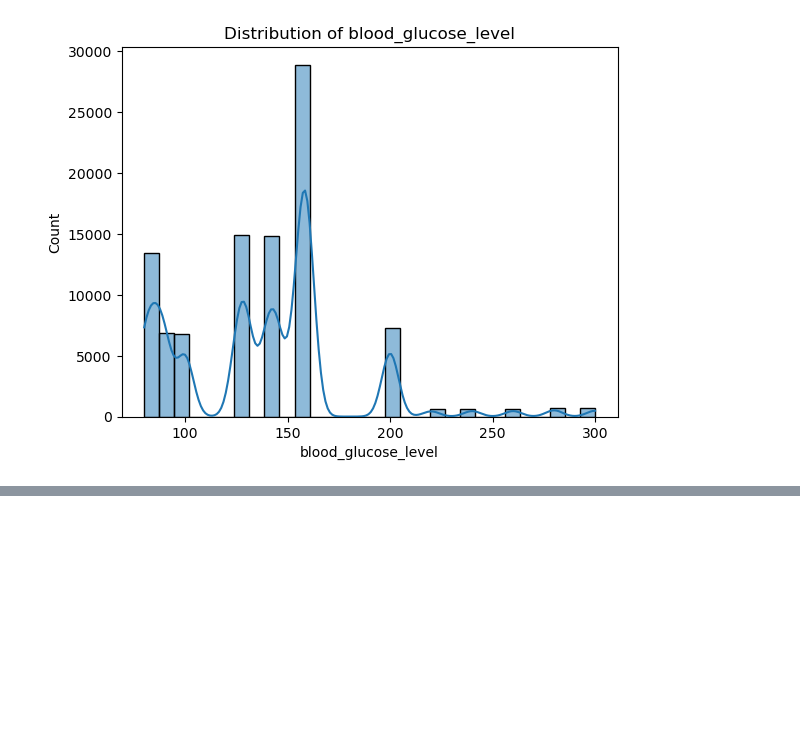
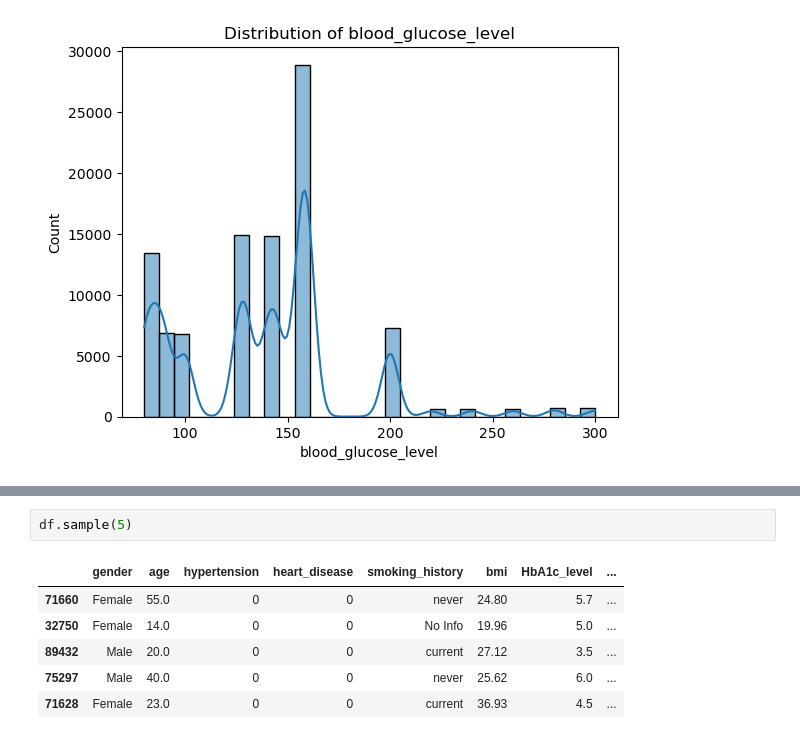
Before and after one commit to PranayBhardwaj29/diabetes-predictor, a Jupyter notebook: notebook/model_training.ipynb, the cells around one changed output, grey strips where cells are left out. Drawn from its saved outputs; the diff is of its cells as text; blank space fills up the shorter version.

```diff
--- a/notebook/model_training.ipynb
+++ b/notebook/model_training.ipynb
@@ -119,0 +173,9 @@ plt.show()
+# %%
+df.sample(5)
+# %% [output]
+|  | gender | age | hypertension | heart_disease | smoking_history | bmi | HbA1c_level | ... |
+| 71660 | Female | 55.0 | 0 | 0 | never | 24.80 | 5.7 | ... |
+| 32750 | Female | 14.0 | 0 | 0 | No Info | 19.96 | 5.0 | ... |
+| 89432 | Male | 20.0 | 0 | 0 | current | 27.12 | 3.5 | ... |
+| 75297 | Male | 40.0 | 0 | 0 | never | 25.62 | 6.0 | ... |
+| 71628 | Female | 23.0 | 0 | 0 | current | 36.93 | 4.5 | ... |
```
Also changed, not shown: parts of 5 cells of this notebook.
